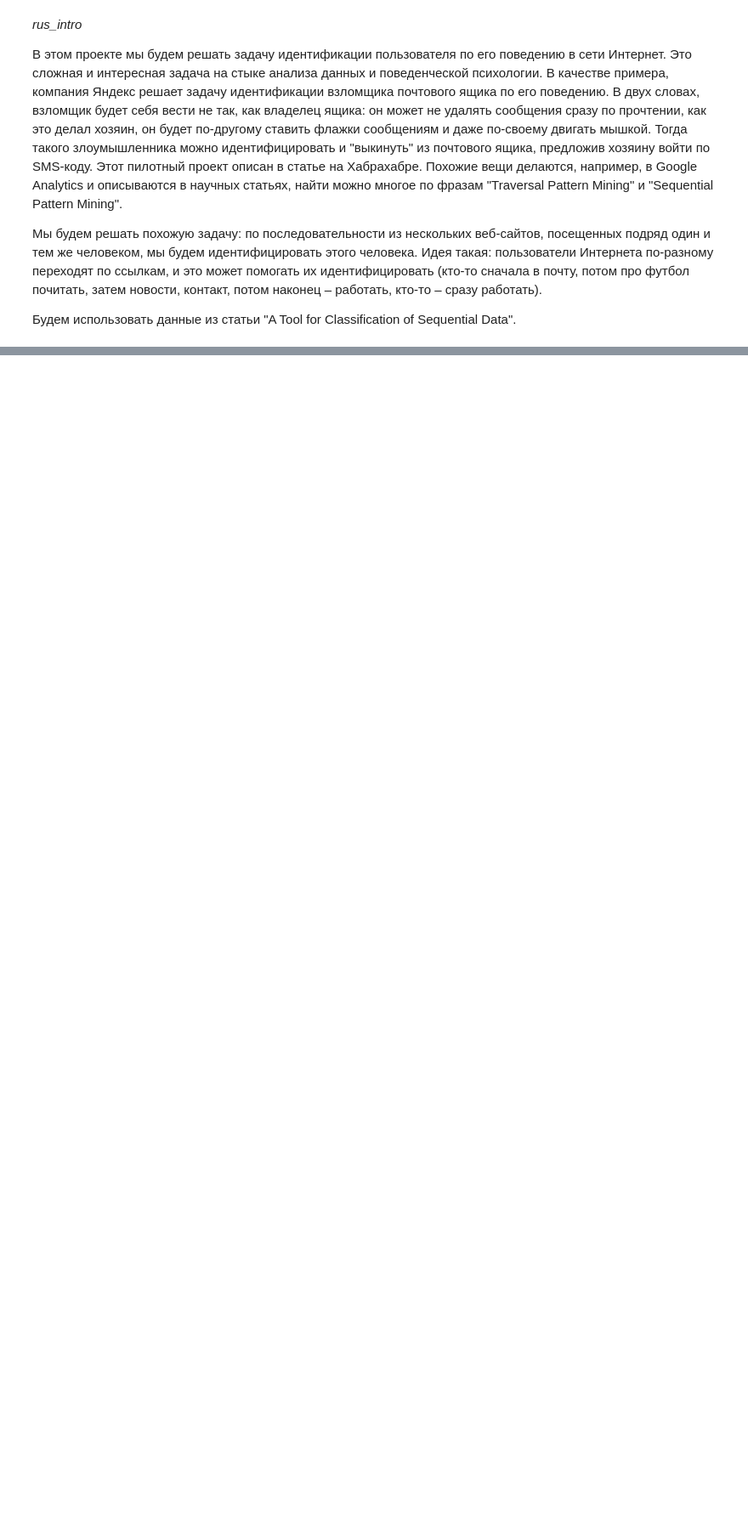
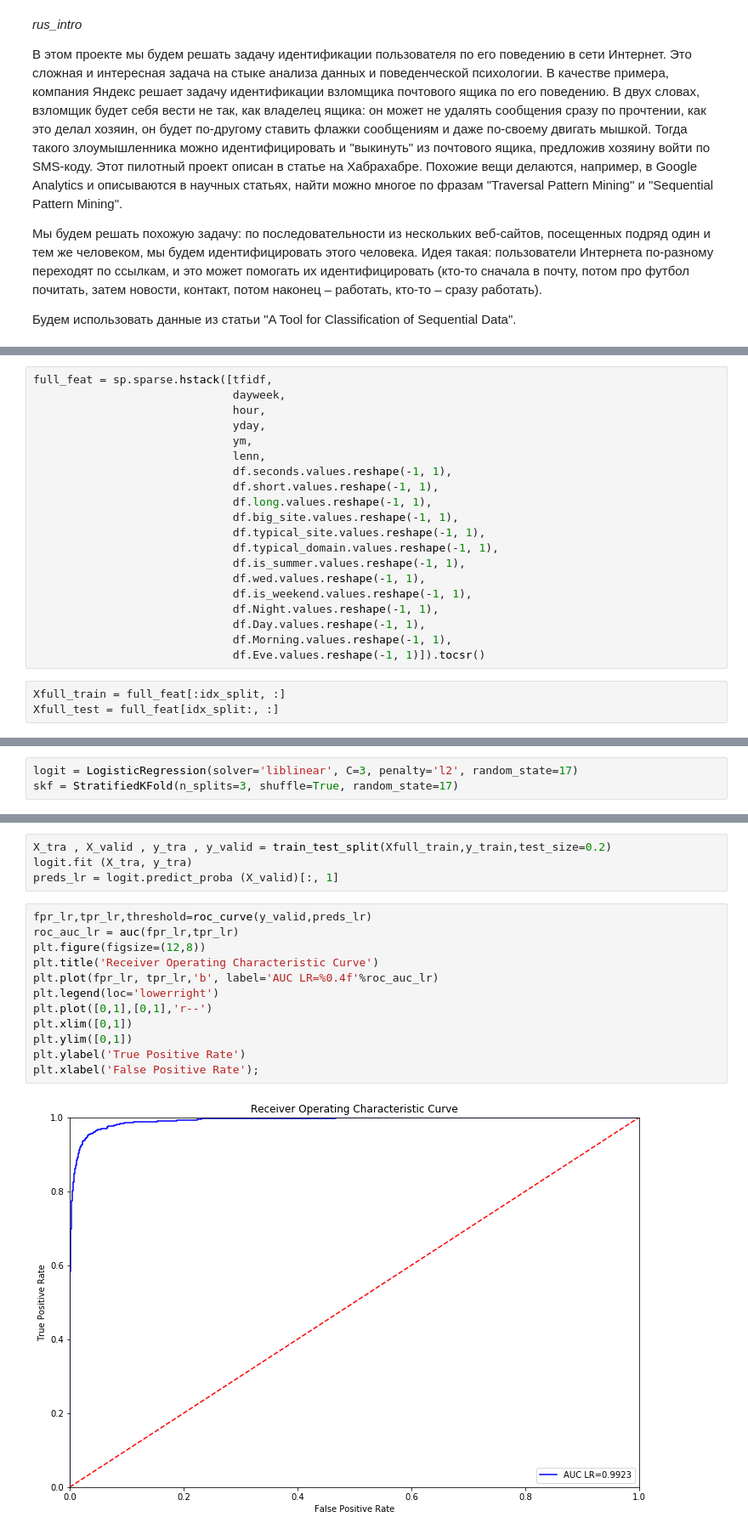
Before and after one commit to HQuality/ML_Yandex_MIPT, a Jupyter notebook: 6 Data analysis project/Internet Users Pattern Mining (Alice)/Week 7/Final Report Alice Competition.ipynb, the cells around one changed output, grey strips where cells are left out. Shown at 85% size. Drawn from its saved outputs; the diff is of its cells as text; blank space fills up the shorter version.

```diff
--- a/6 Data analysis project/Internet Users Pattern Mining (Alice)/Week 7/Final Report Alice Competition.ipynb
+++ b/6 Data analysis project/Internet Users Pattern Mining (Alice)/Week 7/Final Report Alice Competition.ipynb
@@ -11,0 +200,23 @@
+# %%
+full_feat = sp.sparse.hstack([tfidf,
+                              dayweek,
+                              hour,
+                              yday,
+                              ym,
+                              lenn,
+                              df.seconds.values.reshape(-1, 1),
+                              df.short.values.reshape(-1, 1),
+                              df.long.values.reshape(-1, 1),
+                              df.big_site.values.reshape(-1, 1),
+                              df.typical_site.values.reshape(-1, 1),
+                              df.typical_domain.values.reshape(-1, 1),
+                              df.is_summer.values.reshape(-1, 1),
+                              df.wed.values.reshape(-1, 1),
+                              df.is_weekend.values.reshape(-1, 1),
+                              df.Night.values.reshape(-1, 1),
+                              df.Day.values.reshape(-1, 1),
+                              df.Morning.values.reshape(-1, 1),
+                              df.Eve.values.reshape(-1, 1)]).tocsr()
+# %%
+Xfull_train = full_feat[:idx_split, :]
+Xfull_test = full_feat[idx_split:, :]
@@ -11,0 +241,3 @@
+# %%
+logit = LogisticRegression(solver='liblinear', C=3, penalty='l2', random_state=17)
+skf = StratifiedKFold(n_splits=3, shuffle=True, random_state=17)
@@ -11,0 +260,18 @@
+# %%
+X_tra , X_valid , y_tra , y_valid = train_test_split(Xfull_train,y_train,test_size=0.2)
+logit.fit (X_tra, y_tra)
+preds_lr = logit.predict_proba (X_valid)[:, 1]
+# %%
+fpr_lr,tpr_lr,threshold=roc_curve(y_valid,preds_lr)
+roc_auc_lr = auc(fpr_lr,tpr_lr)
+plt.figure(figsize=(12,8))
+plt.title('Receiver Operating Characteristic Curve')
+plt.plot(fpr_lr, tpr_lr,'b', label='AUC LR=%0.4f'%roc_auc_lr)
+plt.legend(loc='lowerright')
+plt.plot([0,1],[0,1],'r--')
+plt.xlim([0,1])
+plt.ylim([0,1])
+plt.ylabel('True Positive Rate')
+plt.xlabel('False Positive Rate');
+# %% [output]
+[figure, added]
```
Also changed, not shown: parts of 43 cells of this notebook, 36 other files.
